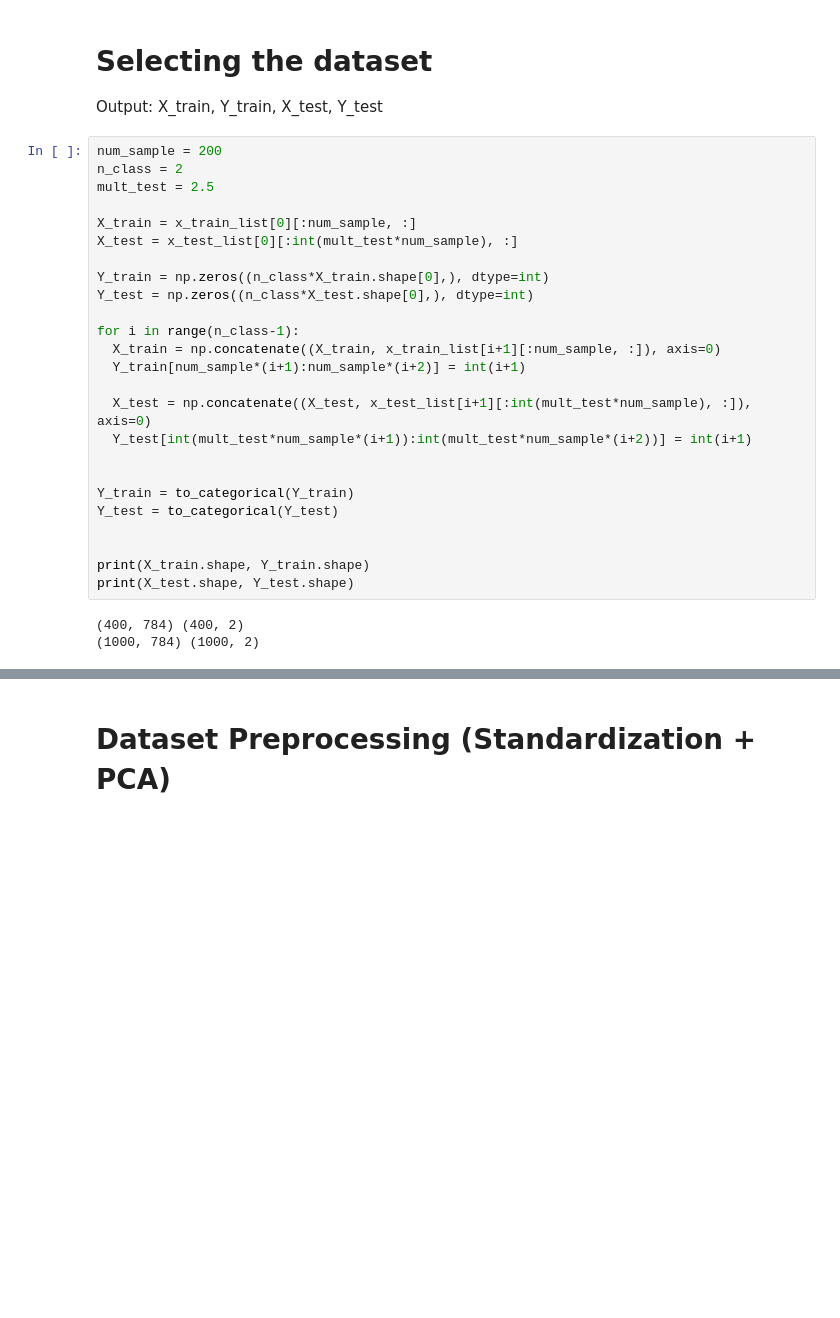
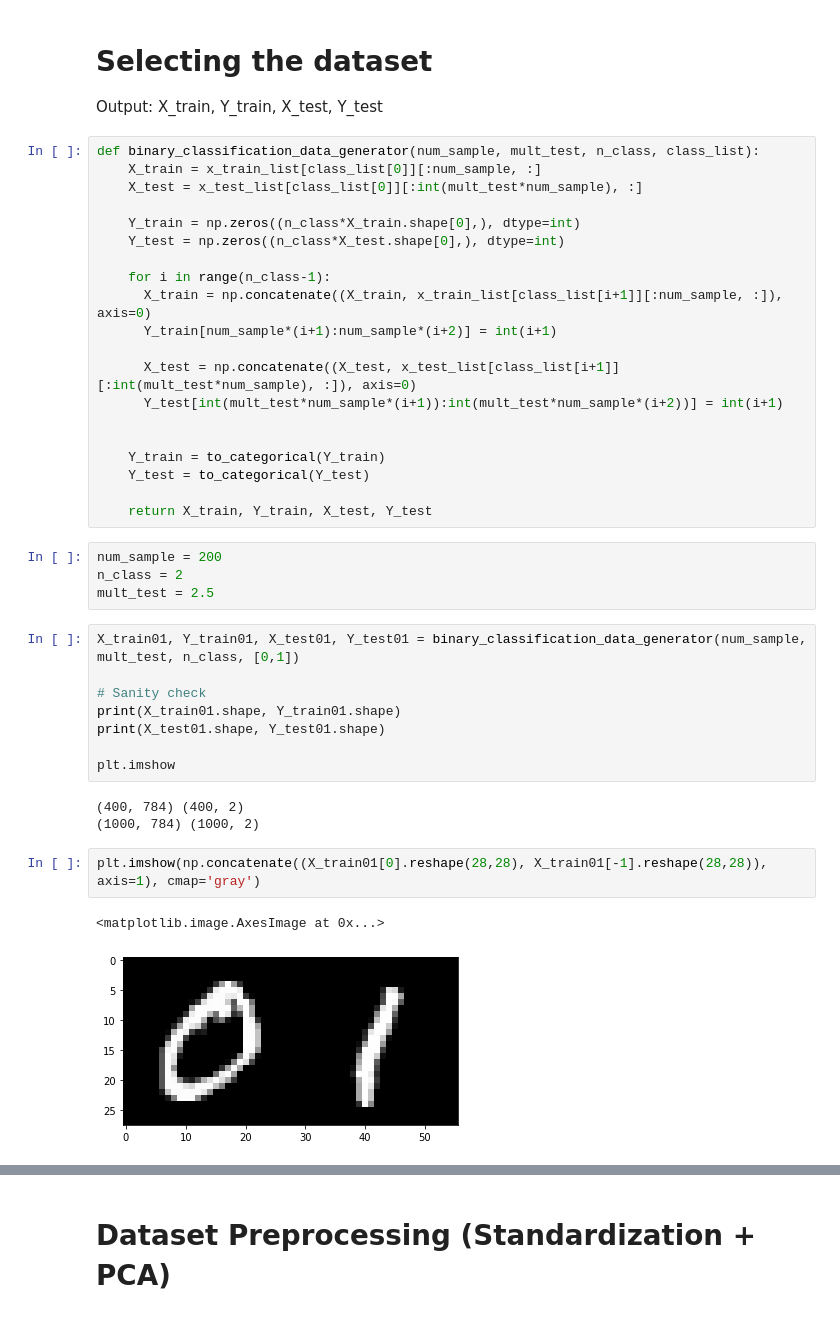
Before and after one commit to ericardomuten/qiskit-advocate-mentorship, a Jupyter notebook: 2_PCA_DRC.ipynb, the cells around one changed output, grey strips where cells are left out. Drawn from its saved outputs; the diff is of its cells as text; blank space fills up the shorter version.

```diff
--- a/2_PCA_DRC.ipynb
+++ b/2_PCA_DRC.ipynb
@@ -115,30 +126,42 @@ print(x_test_9.shape)
 
 Output: X_train, Y_train, X_test, Y_test
 # %%
-num_sample = 200
-n_class = 2
-mult_test = 2.5
+def binary_classification_data_generator(num_sample, mult_test, n_class, class_list):
+    X_train = x_train_list[class_list[0]][:num_sample, :]
+    X_test = x_test_list[class_list[0]][:int(mult_test*num_sample), :]
 
-X_train = x_train_list[0][:num_sample, :]
-X_test = x_test_list[0][:int(mult_test*num_sample), :]
+    Y_train = np.zeros((n_class*X_train.shape[0],), dtype=int)
+    Y_test = np.zeros((n_class*X_test.shape[0],), dtype=int)
 
-Y_train = np.zeros((n_class*X_train.shape[0],), dtype=int)
-Y_test = np.zeros((n_class*X_test.shape[0],), dtype=int)
+    for i in range(n_class-1):
+      X_train = np.concatenate((X_train, x_train_list[class_list[i+1]][:num_sample, :]), axis=0)
+      Y_train[num_sample*(i+1):num_sample*(i+2)] = int(i+1)
 
-for i in range(n_class-1):
-  X_train = np.concatenate((X_train, x_train_list[i+1][:num_sample, :]), axis=0)
-  Y_train[num_sample*(i+1):num_sample*(i+2)] = int(i+1)
-
-  X_test = np.concatenate((X_test, x_test_list[i+1][:int(mult_test*num_sample), :]), axis=0)
-  Y_test[int(mult_test*num_sample*(i+1)):int(mult_test*num_sample*(i+2))] = int(i+1)
+      X_test = np.concatenate((X_test, x_test_list[class_list[i+1]][:int(mult_test*num_sample), :]), axis=0)
+      Y_test[int(mult_test*num_sample*(i+1)):int(mult_test*num_sample*(i+2))] = int(i+1)
 
 
-Y_train = to_categorical(Y_train)
-Y_test = to_categorical(Y_test)
+    Y_train = to_categorical(Y_train)
+    Y_test = to_categorical(Y_test)
 
-
-print(X_train.shape, Y_train.shape)
-print(X_test.shape, Y_test.shape)
+    return X_train, Y_train, X_test, Y_test
-# %% [output]
-(400, 784) (400, 2)
-(1000, 784) (1000, 2)
+# %%
+num_sample = 200
+n_class = 2
+mult_test = 2.5
+# %%
+X_train01, Y_train01, X_test01, Y_test01 = binary_classification_data_generator(num_sample, mult_test, n_class, [0,1])
+
+# Sanity check
+print(X_train01.shape, Y_train01.shape)
+print(X_test01.shape, Y_test01.shape)
+
+plt.imshow
+# %% [output]
+(400, 784) (400, 2)
+(1000, 784) (1000, 2)
+# %%
+plt.imshow(np.concatenate((X_train01[0].reshape(28,28), X_train01[-1].reshape(28,28)), axis=1), cmap='gray')
+# %% [output]
+<matplotlib.image.AxesImage at 0x...>
+[figure, added]
```
Also changed, not shown: parts of 73 cells of this notebook.
